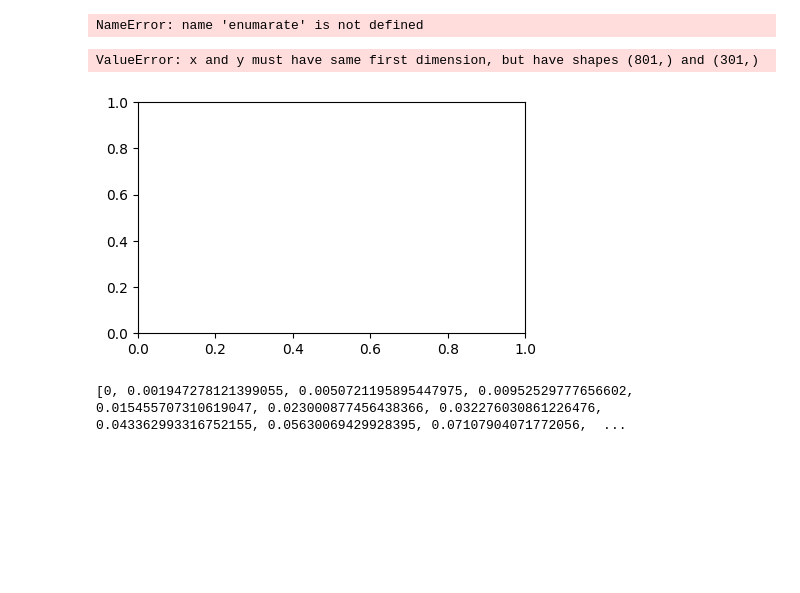
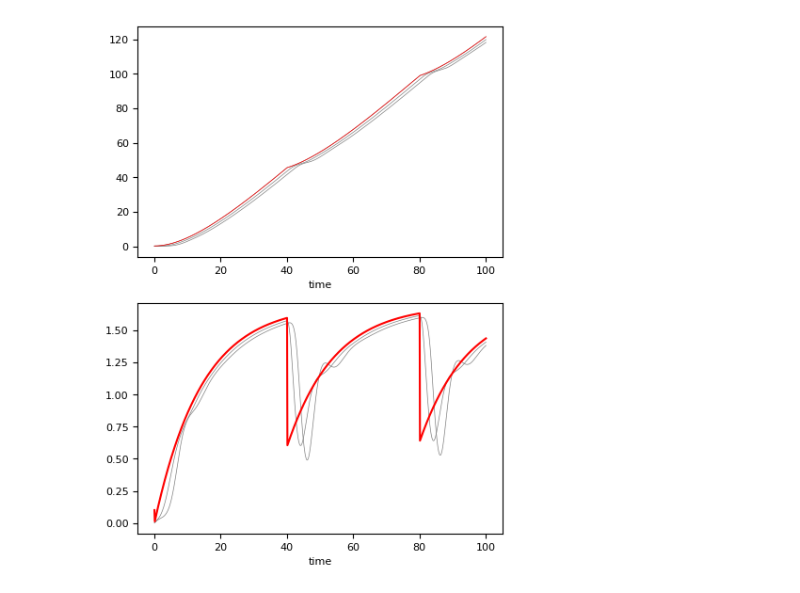
Before and after one commit to Aki-Fujita/drone_simulation, a Jupyter notebook: work/research_log/notebooks/multi_objs_simulation.ipynb, the cells around one changed output. Cells and saved outputs as stored; diff of their text form; code cells hidden in the pictures; blank space fills up the shorter version.

```diff
--- a/work/research_log/notebooks/multi_objs_simulation.ipynb
+++ b/work/research_log/notebooks/multi_objs_simulation.ipynb
@@ -26,12 +40,20 @@ for i in range(N):
 # %%
 # ここからシミュレーション開始
 for i in range(T):
-  if i == 300:
-    wind_speed = 0.4
-    for idx, drone_i in enumerate(drone_list):
-      if idx == 0:
-        next_speed = max(drone_i.v_x - wind_speed, 0)
-        drone_i.force_velocity_change(next_speed)
+
+  # 擾乱を加える
+  if condition == "simultaneous_stall":
+    if i%400 == 0:
+      for idx, drone_i in enumerate(drone_list):
+        if idx < 10:
+          next_speed = max(drone_i.v_x - wind_speed, 0)
+          drone_i.force_velocity_change(next_speed)
+
+  if condition == "leader_stall":
+    if i%400 == 0:
+      leader = drone_list[0]
+      next_speed = max(leader.v_x - wind_speed, 0)
+      leader.force_velocity_change(next_speed)
 
   for idx,drone_i in enumerate(drone_list):
     if idx == 0:
@@ -41,31 +63,37 @@ for i in range(T):
     else:
       follower = drone_list[idx]
       delta_x = drone_list[idx-1].xcor - follower.xcor
+      if (delta_x) < 0:
+        print(f"idx={idx}")
+        print("先行車のx座標",drone_list[idx-1].xcor)
+        print("followerのx座標",drone_list[idx].xcor)
+        raise ValueError(f"追い抜きが発生しました")
+
       follower.update(delta_t,delta_x )
       follower.record()
-# %% [output]
-NameError: name 'enumarate' is not defined
 # %%
 t = np.linspace(0,delta_t*(T+1), T+1)
 
-plt.figure(figsize=(5,3))
+plt.figure(figsize=(5,7))
+plt.subplot(2,1,1)
 for drone in drone_list:
-    plt.plot(t,np.array(drone.xcorList), color="gray")
+    plt.plot(t,np.array(drone.xcorList), color="gray", linewidth=0.5)
+plt.plot(t,np.array(drone_list[0].xcorList), color="red",linewidth=0.5)
 plt.yticks(fontsize=8)
 plt.xticks(fontsize=8)
 plt.xlabel("time", fontsize=8)
 
-plt.figure(figsize=(5,3))
+plt.subplot(2,1,2)
 for drone in drone_list:
-    plt.plot(t,np.array(drone.v_xList), color="gray")
+    plt.plot(t,np.array(drone.v_xList), color="gray", linewidth=0.5)
+plt.plot(t,np.array(drone_list[0].v_xList), color="red")
 plt.yticks(fontsize=8)
 plt.xticks(fontsize=8)
 plt.xlabel("time", fontsize=8)
+
+plt.savefig(f"../../result/condition={condition}_a={a}_N={N}_MaxSpeed={legal_speed}_windSpeed={wind_speed}_leaderUpdateChanged.png")
 # %% [output]
-ValueError: x and y must have same first dimension, but have shapes (801,) and (301,)
-[figure, old version]
+[figure, new version]
 # %%
 #vars(drone_list[1])
-print(drone_list[1].v_xList)
+# print(drone_list[1].v_xList)
-# %% [output]
-[0, 0.001947278121399055, 0.0050721195895447975, 0.00952529777656602, 0.015455707310619047, 0.023000877456438366, 0.032276030861226476, 0.043362993316752155, 0.05630069429928395, 0.07107904071772056,  ...
```
Also changed, not shown: parts of 3 cells of this notebook, 3 other files.
